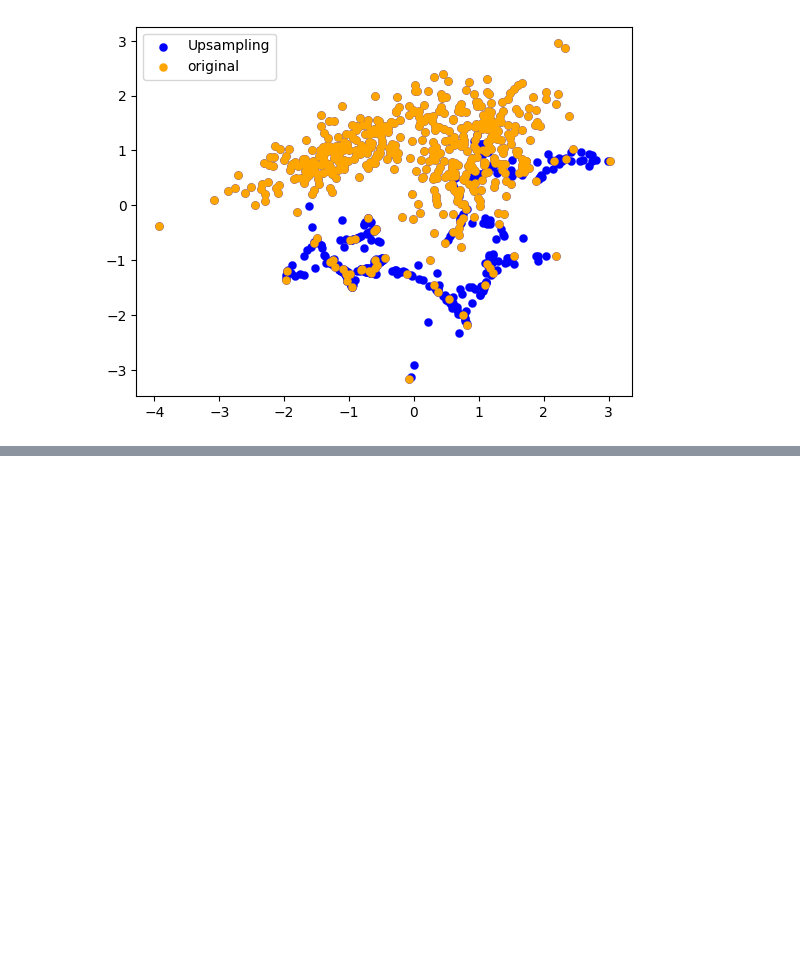
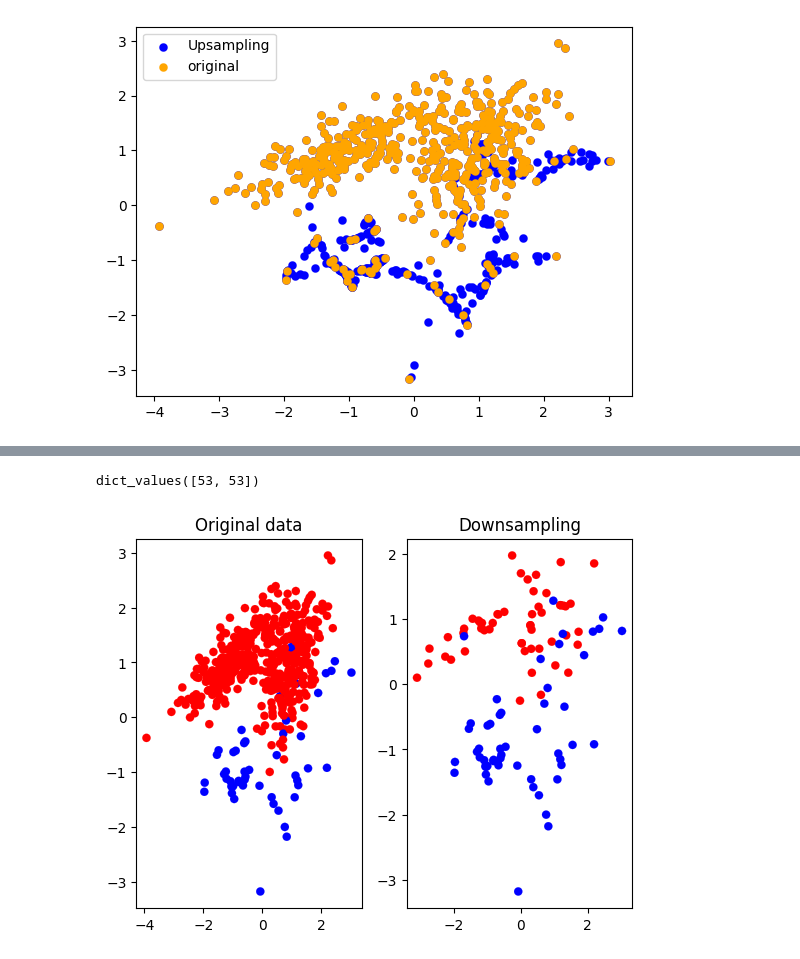
Before and after one commit to ewakelian/DX210-FINAL, a Jupyter notebook: dx210Final.ipynb, the cells around one changed output, grey strips where cells are left out. Drawn from its saved outputs; the diff is of its cells as text; code cells hidden in the pictures; blank space fills up the shorter version.

```diff
--- a/dx210Final.ipynb
+++ b/dx210Final.ipynb
@@ -366,0 +357,4 @@ plt.show()
+# %%
+df = pd.DataFrame(x)
+df['class'] = y
+df
@@ -366,0 +381,10 @@ plt.show()
+# %%
+df_minority = df[df.iloc[:,2] == 0]
+df_majority = df[df.iloc[:,2] == 1]
+# %%
+df_majority_downsampled = resample(df_majority,
+                                   n_samples=53,
+                                   random_state=123)
+# %%
+df_downsampled = pd.concat([df_majority_downsampled, df_minority])
+df_downsampled
@@ -366,0 +405,17 @@ plt.show()
+# %%
+print(Counter(df_downsampled['class']).values())
+# %% [output]
+dict_values([53, 53])
+# %%
+import numpy as np
+colors = np.array(['blue','red'])
+
+plt.subplot(1,2,1)
+plt.scatter(df.iloc[:,0],df.iloc[:,1], color=colors[df['class']], linewidths=0.1)
+plt.title('Original data')
+plt.subplot(1,2,2)
+plt.scatter(df_downsampled.iloc[:,0],df_downsampled.iloc[:,1],color=colors[df_downsampled['class']], linewidths=0.1)
+plt.title('Downsampling')
+plt.show()
+# %% [output]
+[figure, added]
```
Also changed, not shown: parts of 6 cells of this notebook.
